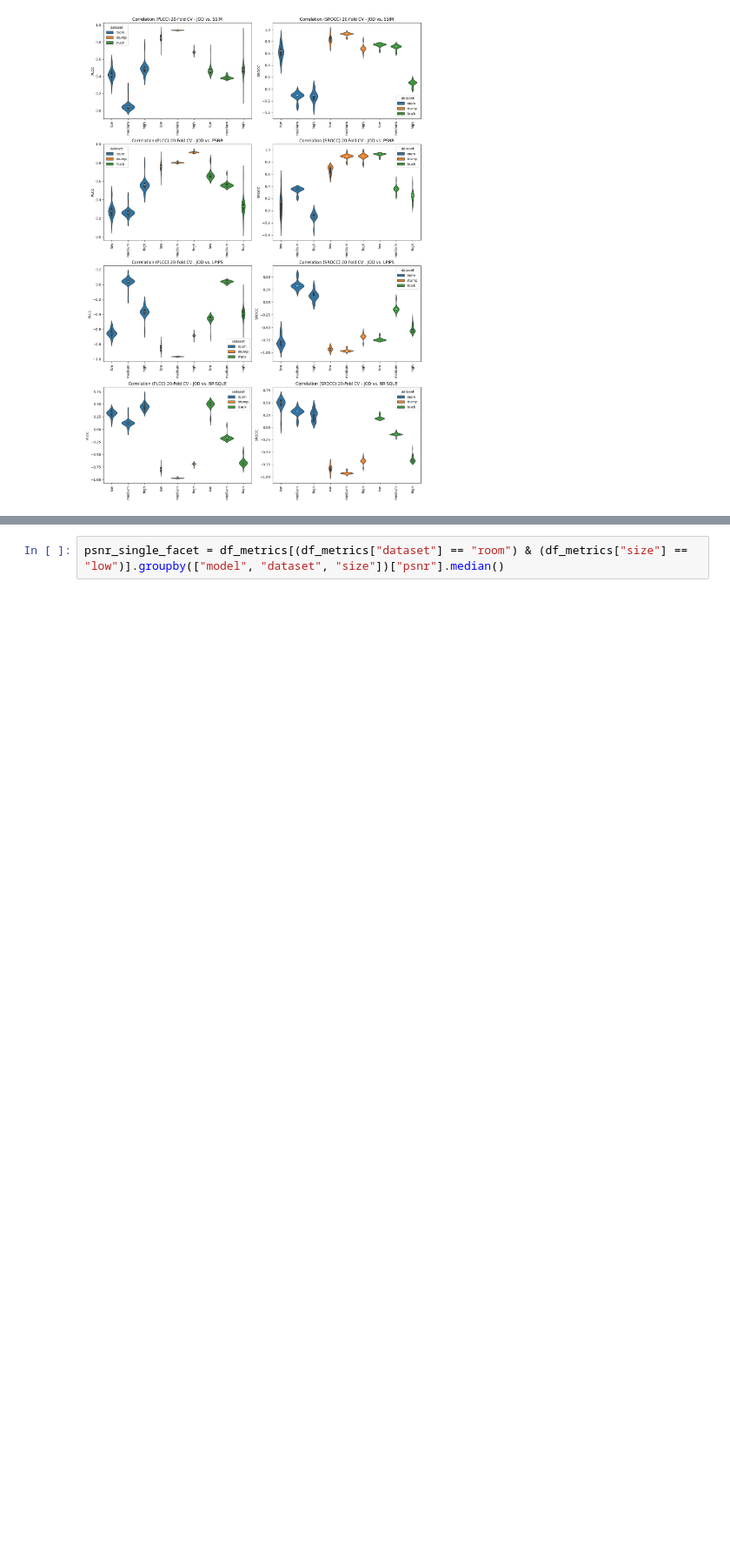
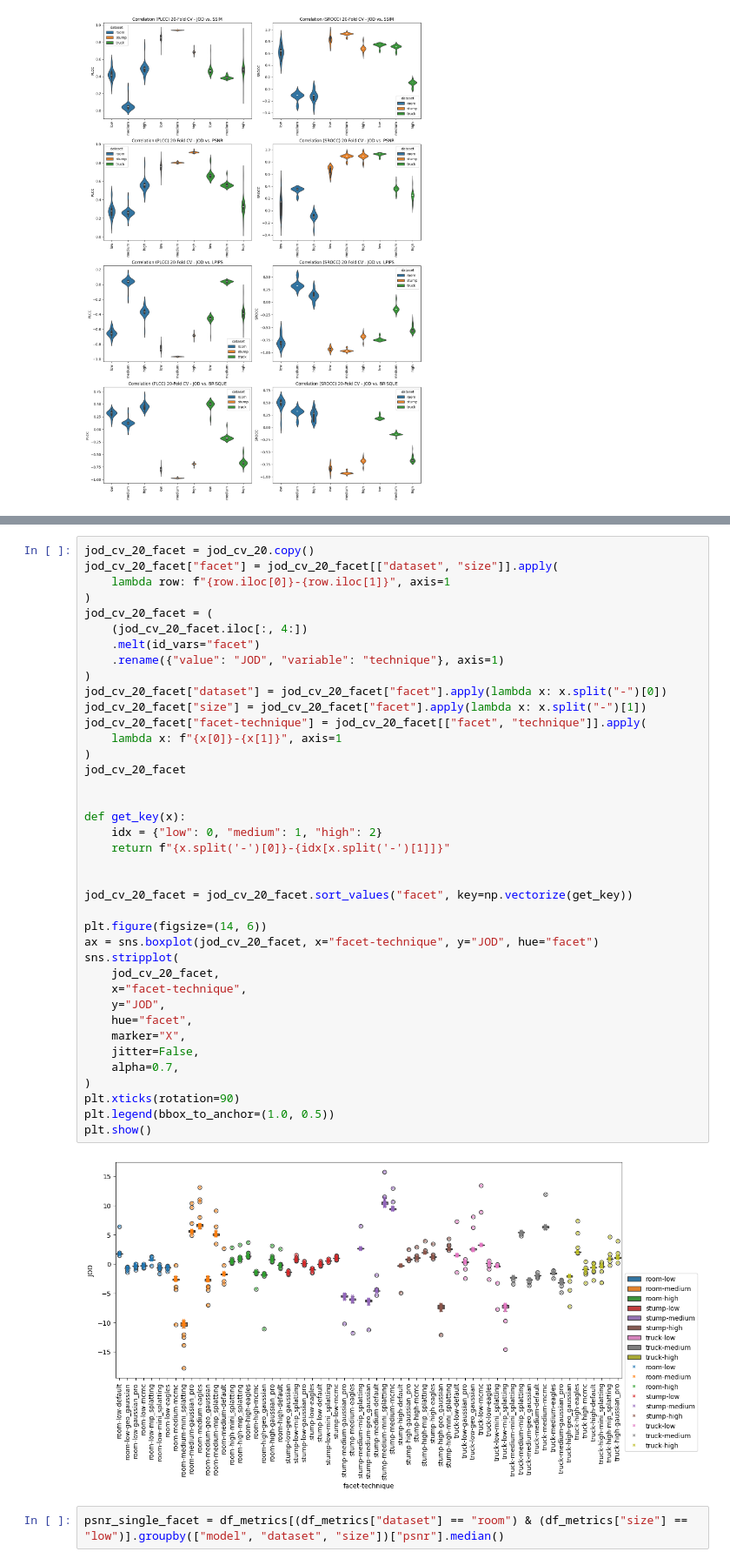
Before and after one commit to PaulErpen/final-data-analysis, a Jupyter notebook: joint-data-analysis.ipynb, the cells around one changed output, grey strips where cells are left out. Shown at 87% size. Cells and saved outputs as stored; diff of their text form; blank space fills up the shorter version.

```diff
--- a/joint-data-analysis.ipynb
+++ b/joint-data-analysis.ipynb
@@ -463,3 +484,44 @@ plt.show()
+# %%
+jod_cv_20_facet = jod_cv_20.copy()
+jod_cv_20_facet["facet"] = jod_cv_20_facet[["dataset", "size"]].apply(
+    lambda row: f"{row.iloc[0]}-{row.iloc[1]}", axis=1
+)
+jod_cv_20_facet = (
+    (jod_cv_20_facet.iloc[:, 4:])
+    .melt(id_vars="facet")
+    .rename({"value": "JOD", "variable": "technique"}, axis=1)
+)
+jod_cv_20_facet["dataset"] = jod_cv_20_facet["facet"].apply(lambda x: x.split("-")[0])
+jod_cv_20_facet["size"] = jod_cv_20_facet["facet"].apply(lambda x: x.split("-")[1])
+jod_cv_20_facet["facet-technique"] = jod_cv_20_facet[["facet", "technique"]].apply(
+    lambda x: f"{x[0]}-{x[1]}", axis=1
+)
+jod_cv_20_facet
+
+
+def get_key(x):
+    idx = {"low": 0, "medium": 1, "high": 2}
+    return f"{x.split('-')[0]}-{idx[x.split('-')[1]]}"
+
+
+jod_cv_20_facet = jod_cv_20_facet.sort_values("facet", key=np.vectorize(get_key))
+
+plt.figure(figsize=(14, 6))
+ax = sns.boxplot(jod_cv_20_facet, x="facet-technique", y="JOD", hue="facet")
+sns.stripplot(
+    jod_cv_20_facet,
+    x="facet-technique",
+    y="JOD",
+    hue="facet",
+    marker="X",
+    jitter=False,
+    alpha=0.7,
+)
+plt.xticks(rotation=90)
+plt.legend(bbox_to_anchor=(1.0, 0.5))
+plt.show()
+# %% [output]
+[figure, added]
 # %%
 psnr_single_facet = df_metrics[(df_metrics["dataset"] == "room") & (df_metrics["size"] == "low")].groupby(["model", "dataset", "size"])["psnr"].median()
 # %%
```
Also changed, not shown: parts of 12 cells of this notebook.
